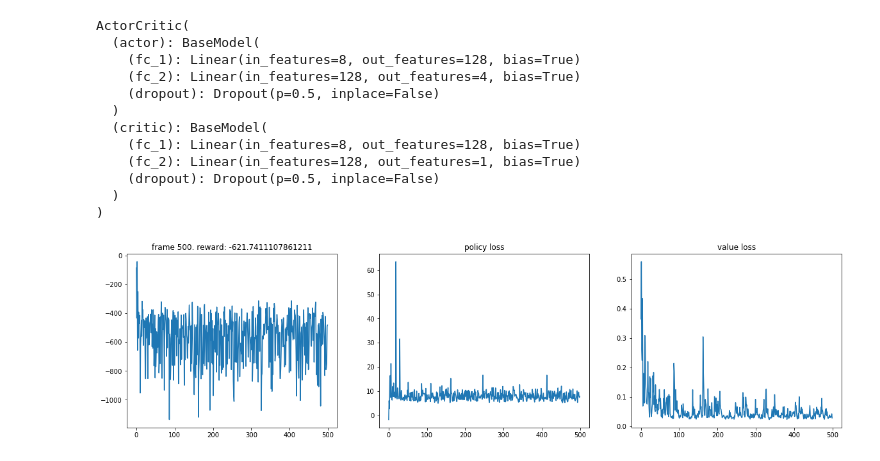
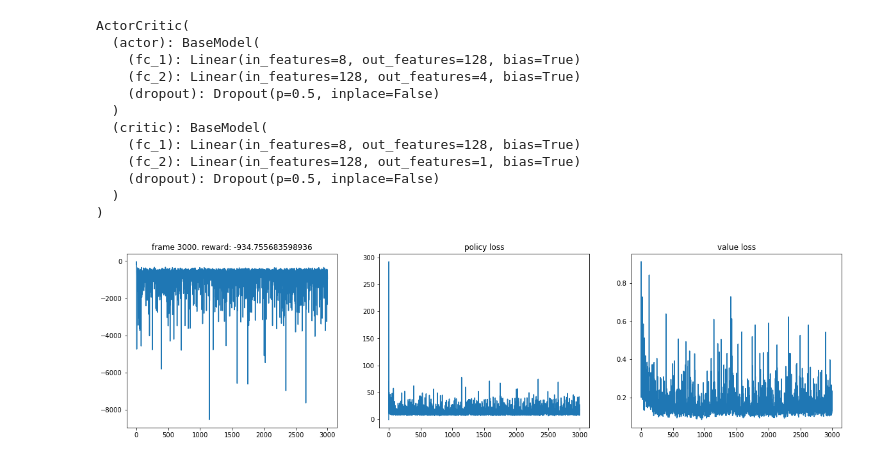
Before and after one commit to DawidMiroyan/RL_Lab, a Jupyter notebook: lab_session8/LunarLander/A2C_PPO.ipynb, the cells around one changed output. Saved outputs shown, nothing was run; the diff lists cells and outputs as text; code cells hidden in the pictures.

```diff
--- a/lab_session8/LunarLander/A2C_PPO.ipynb
+++ b/lab_session8/LunarLander/A2C_PPO.ipynb
@@ -585,39 +585,39 @@ def train_ppo(env, agent, optimizer, discount_factor, ppo_steps, ppo_clip):
 
     return policy_loss, value_loss, episode_reward
 # %%
-MAX_EPISODES = 500
+MAX_EPISODES = 3000
 DISCOUNT_FACTOR = 0.99
-N_TRIALS = 25
-REWARD_THRESHOLD = 475
+N_TRIALS = 1
+REWARD_THRESHOLD = 100
 PPO_STEPS = 5
 PPO_CLIP = 0.2
 
 policy_losses = []
 value_losses = []
 train_rewards = []
 test_rewards = []
 
 for episode in range(1, MAX_EPISODES+1):
 
     policy_loss, value_loss, train_reward = train_ppo(train_env, agent, optimizer, DISCOUNT_FACTOR, PPO_STEPS, PPO_CLIP)
 
     test_reward = evaluate(eval_env, agent)
 
     train_rewards.append(train_reward)
     test_rewards.append(test_reward)
     policy_losses.append(policy_loss)
     value_losses.append(value_loss)
 
 
     mean_train_rewards = np.mean(train_rewards[-N_TRIALS:])
     mean_test_rewards = np.mean(test_rewards[-N_TRIALS:])
 
     plot(episode, train_rewards, policy_losses, value_losses)
 
     if mean_test_rewards >= REWARD_THRESHOLD:
 
         print(f'Reached reward threshold in {episode} episodes')
 
         break
 # %% [output]
-[figure, old version]
+[figure, new version]
```
Also changed, not shown: 15 other files.
